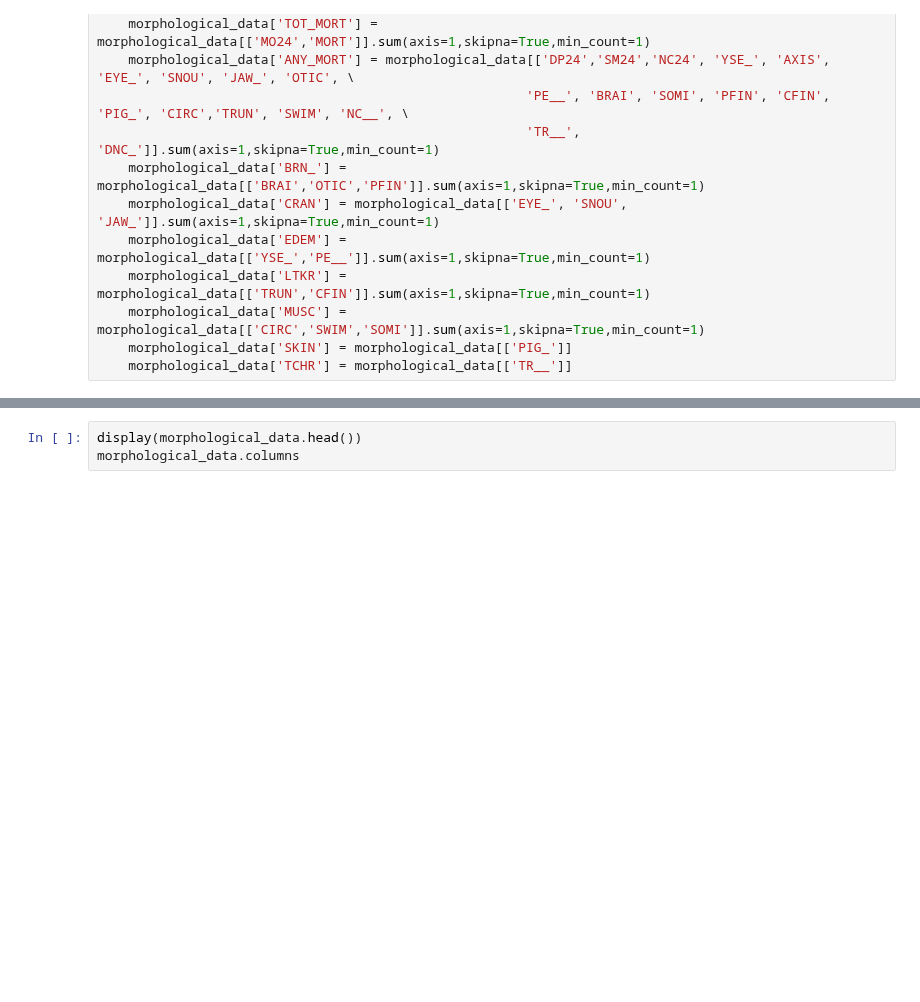
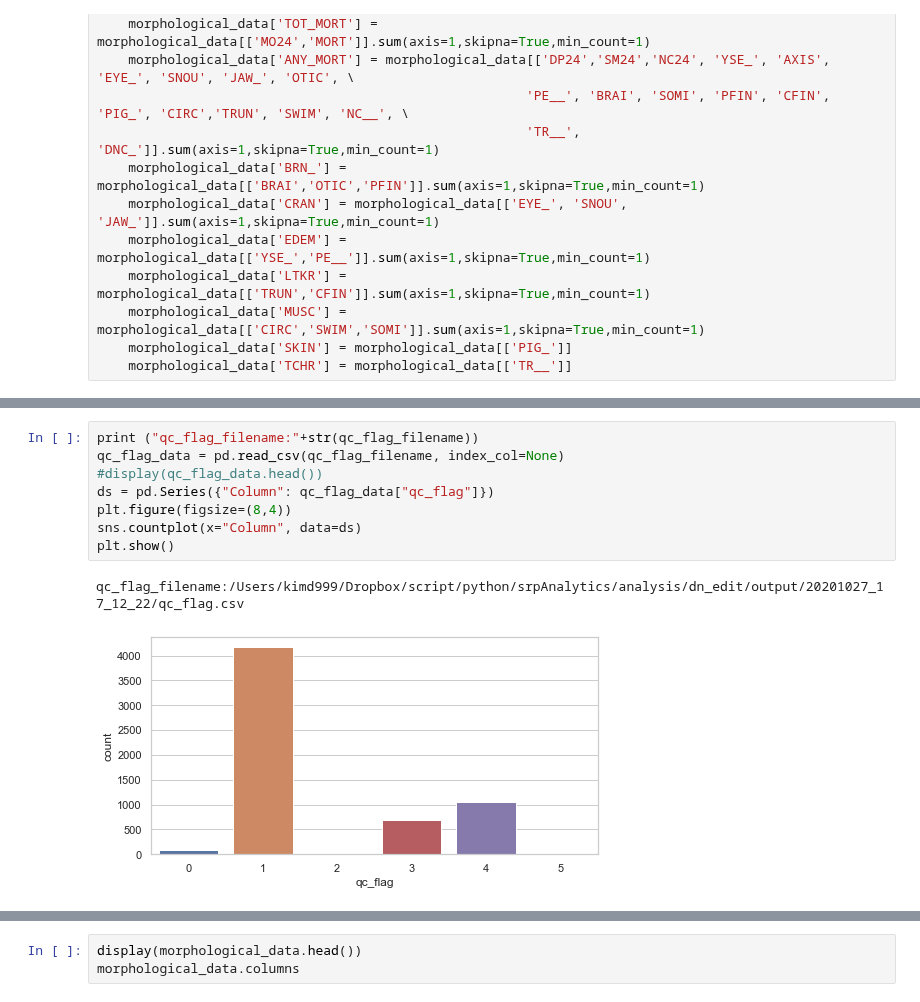
Before and after one commit to PNNL-CompBio/srpAnalytics, a Jupyter notebook: analysis/dn_edit/Main_Wrapper_BMD_Analysis_DN.ipynb, the cells around one changed output, grey strips where cells are left out. Cells and saved outputs as stored; diff of their text form; blank space fills up the shorter version.

```diff
--- a/analysis/dn_edit/Main_Wrapper_BMD_Analysis_DN.ipynb
+++ b/analysis/dn_edit/Main_Wrapper_BMD_Analysis_DN.ipynb
@@ -179,0 +211,11 @@ output_folder_abs_path:/Users/kimd999/Dropbox/script/python/srpAnalytics/analysi
+# %%
+print ("qc_flag_filename:"+str(qc_flag_filename))
+qc_flag_data = pd.read_csv(qc_flag_filename, index_col=None)
+#display(qc_flag_data.head())
+ds = pd.Series({"Column": qc_flag_data["qc_flag"]})
+plt.figure(figsize=(8,4))
+sns.countplot(x="Column", data=ds)
+plt.show()
+# %% [output]
+qc_flag_filename:/Users/kimd999/Dropbox/script/python/srpAnalytics/analysis/dn_edit/output/20201027_17_12_22/qc_flag.csv
+[figure, added]
```
Also changed, not shown: parts of 7 cells of this notebook, 7 other files.
